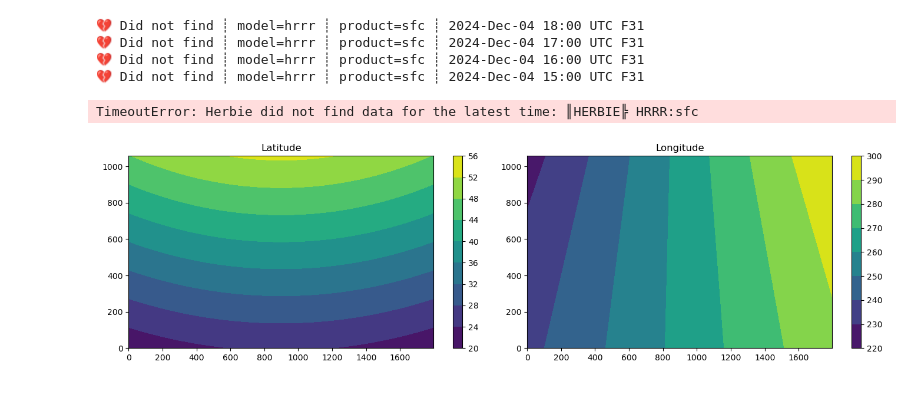
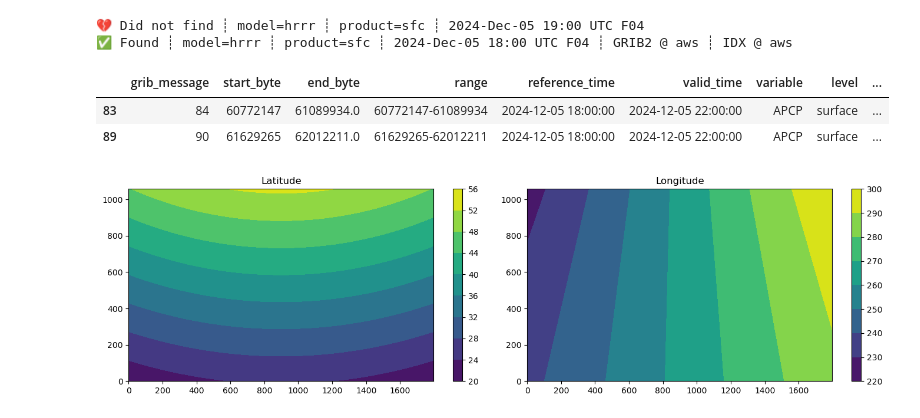
Before and after one commit to jameslarsonclimate/website, a Jupyter notebook: pull_NWP_data.ipynb, the cells around one changed output. Cells and saved outputs as stored; diff of their text form; code cells hidden in the pictures.

```diff
--- a/pull_NWP_data.ipynb
+++ b/pull_NWP_data.ipynb
@@ -15,21 +15,24 @@ points = pd.DataFrame({"longitude": [-105.082396, -80.172745],
 # %%
 # https://herbie.readthedocs.io/en/stable/gallery/noaa_models/hrrr.html
 H = HerbieLatest(
     model="hrrr",
     product="sfc",
-    fxx=31,
+    fxx=4,
 
 )
-t2m_ds = H.xarray("TMP:2 m above", backend_kwargs={'decode_times':False}
-               )
+# t2m_ds = H.xarray("TMP:2 m above", backend_kwargs={'decode_times':False}
+#                )
 
-t2m_ds
+# t2m_ds
+H.inventory("APCP")
+# H.xarray("PRATE", backend_kwargs={'decode_times':False}
+#                )
 # %% [output]
-💔 Did not find ┊ model=hrrr ┊ product=sfc ┊ 2024-Dec-04 18:00 UTC F31
-💔 Did not find ┊ model=hrrr ┊ product=sfc ┊ 2024-Dec-04 17:00 UTC F31
-💔 Did not find ┊ model=hrrr ┊ product=sfc ┊ 2024-Dec-04 16:00 UTC F31
-💔 Did not find ┊ model=hrrr ┊ product=sfc ┊ 2024-Dec-04 15:00 UTC F31
+💔 Did not find ┊ model=hrrr ┊ product=sfc ┊ 2024-Dec-05 19:00 UTC F04
+✅ Found ┊ model=hrrr ┊ product=sfc ┊ 2024-Dec-05 18:00 UTC F04 ┊ GRIB2 @ aws ┊ IDX @ aws
-TimeoutError: Herbie did not find data for the latest time: ║HERBIE╠ HRRR:sfc
+|  | grib_message | start_byte | end_byte | range | reference_time | valid_time | variable | level | ... |
+| 83 | 84 | 60772147 | 61089934.0 | 60772147-61089934 | 2024-12-05 18:00:00 | 2024-12-05 22:00:00 | APCP | surface | ... |
+| 89 | 90 | 61629265 | 62012211.0 | 61629265-62012211 | 2024-12-05 18:00:00 | 2024-12-05 22:00:00 | APCP | surface | ... |
 # %%
 # Create figure and subplots
 fig, (ax1, ax2) = plt.subplots(ncols=2, figsize=(14, 4))
```
Also changed, not shown: parts of 7 cells of this notebook, 1 other file.
